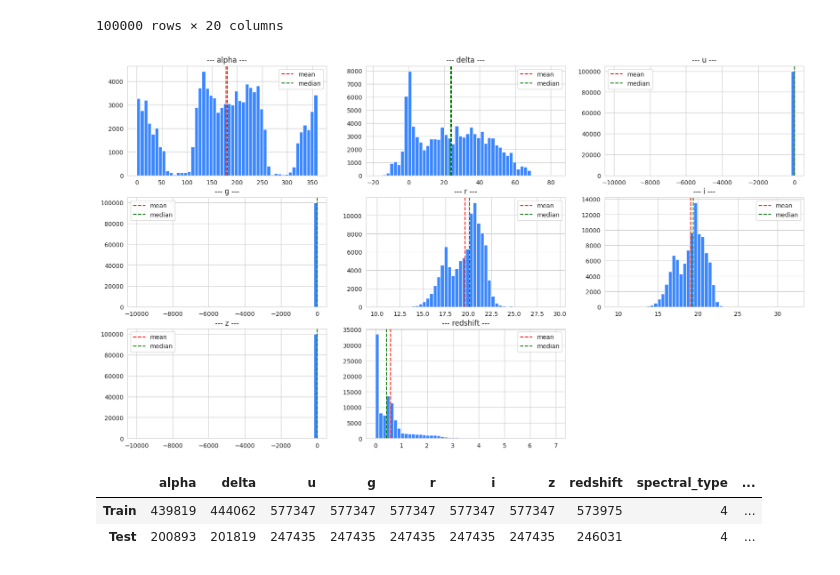
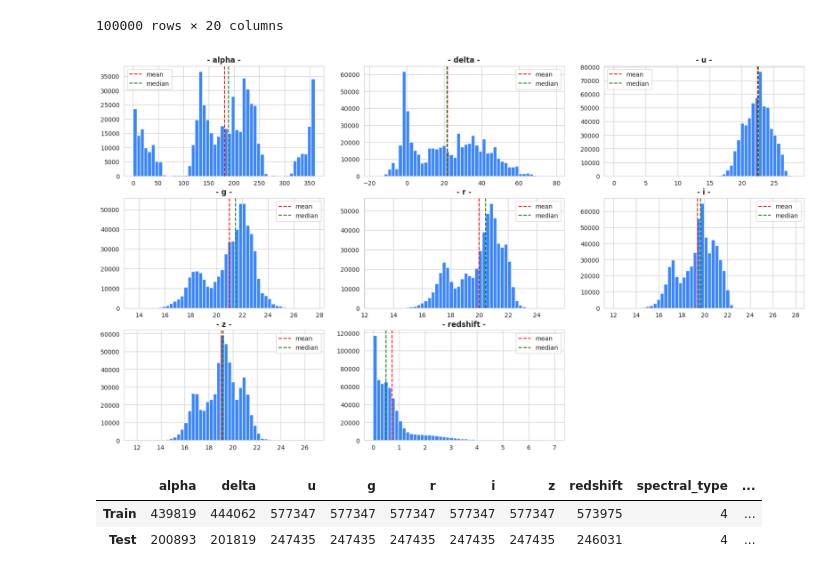
Before and after one commit to coded-sly/ps6e6-Stellar-Class, a Jupyter notebook: ps6e6-xgb-calibrated-stellar.ipynb, the cells around one changed output. Saved outputs shown, nothing was run; the diff lists cells and outputs as text; code cells hidden in the pictures.

```diff
--- a/ps6e6-xgb-calibrated-stellar.ipynb
+++ b/ps6e6-xgb-calibrated-stellar.ipynb
@@ -217,17 +208,18 @@ orig
 100000 rows × 20 columns
 # %%
 plt.figure(figsize=(20, 15))
+
 for i, col in enumerate(NUMS):
     plt.subplot(4, 3, i+1)
-    ax = plt.hist(orig[col], bins=50)
-    plt.axvline(x=orig[col].mean(), color='r', linestyle='--', label='mean')
-    plt.axvline(x=orig[col].median(), color='g', linestyle='--', label='median')
-    plt.title(f'--- {col} ---')
+    ax = plt.hist(train[col], bins=50)
+    plt.axvline(x=train[col].mean(), color='r', linestyle='--', label='mean')
+    plt.axvline(x=train[col].median(), color='g', linestyle='--', label='median')
+    plt.title(f'- {col} -', fontweight='semibold')
     plt.legend()
 
 plt.show()
 # %% [output]
-[figure, old version]
+[figure, new version]
 # %%
 ## -- Unique value counts for each dataset --
 TRAIN_UNIQUE = {}
```
Also changed, not shown: parts of 36 cells of this notebook.
